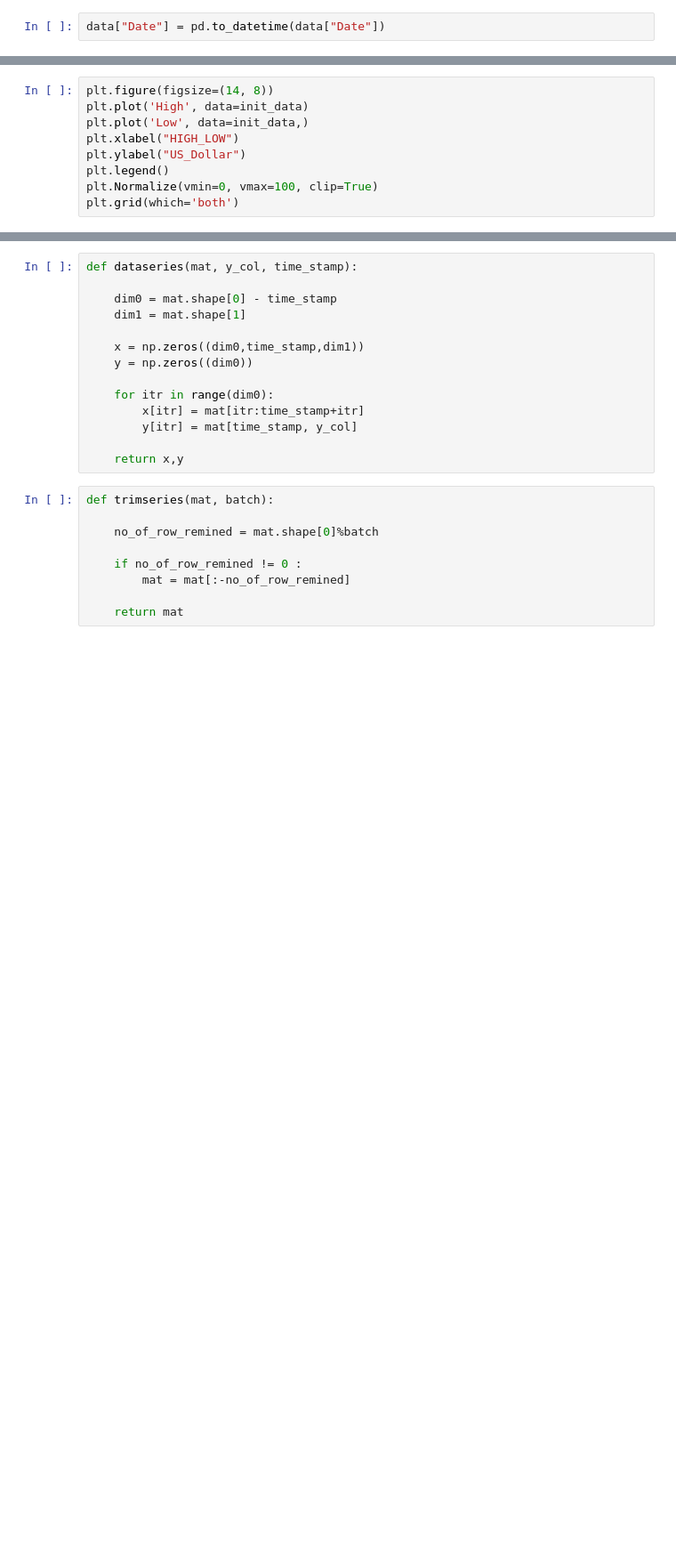
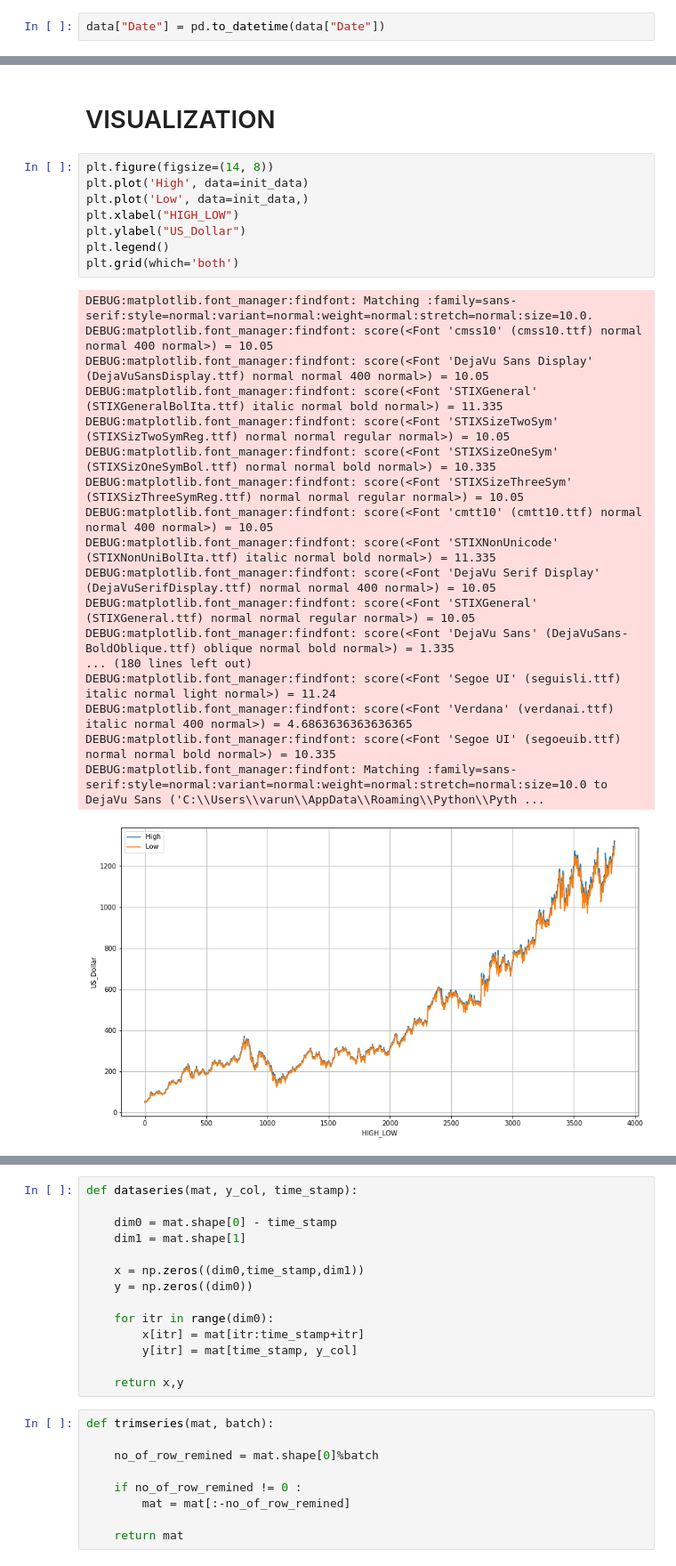
Before and after one commit to git-varun/Stock-Market-Prediction, a Jupyter notebook: Main.ipynb, the cells around one changed output, grey strips where cells are left out. Shown at 89% size. Saved outputs shown, nothing was run; the diff lists cells and outputs as text; blank space fills up the shorter version.

```diff
--- a/Main.ipynb
+++ b/Main.ipynb
@@ -19,12 +66,32 @@ data["Date"] = pd.to_datetime(data["Date"])
+# %% [markdown]
+# VISUALIZATION
 # %%
 plt.figure(figsize=(14, 8))
 plt.plot('High', data=init_data)
 plt.plot('Low', data=init_data,)
 plt.xlabel("HIGH_LOW")
 plt.ylabel("US_Dollar")
 plt.legend()
-plt.Normalize(vmin=0, vmax=100, clip=True)
 plt.grid(which='both')
+# %% [output]
+DEBUG:matplotlib.font_manager:findfont: Matching :family=sans-serif:style=normal:variant=normal:weight=normal:stretch=normal:size=10.0.
+DEBUG:matplotlib.font_manager:findfont: score(<Font 'cmss10' (cmss10.ttf) normal normal 400 normal>) = 10.05
+DEBUG:matplotlib.font_manager:findfont: score(<Font 'DejaVu Sans Display' (DejaVuSansDisplay.ttf) normal normal 400 normal>) = 10.05
+DEBUG:matplotlib.font_manager:findfont: score(<Font 'STIXGeneral' (STIXGeneralBolIta.ttf) italic normal bold normal>) = 11.335
+DEBUG:matplotlib.font_manager:findfont: score(<Font 'STIXSizeTwoSym' (STIXSizTwoSymReg.ttf) normal normal regular normal>) = 10.05
+DEBUG:matplotlib.font_manager:findfont: score(<Font 'STIXSizeOneSym' (STIXSizOneSymBol.ttf) normal normal bold normal>) = 10.335
+DEBUG:matplotlib.font_manager:findfont: score(<Font 'STIXSizeThreeSym' (STIXSizThreeSymReg.ttf) normal normal regular normal>) = 10.05
+DEBUG:matplotlib.font_manager:findfont: score(<Font 'cmtt10' (cmtt10.ttf) normal normal 400 normal>) = 10.05
+DEBUG:matplotlib.font_manager:findfont: score(<Font 'STIXNonUnicode' (STIXNonUniBolIta.ttf) italic normal bold normal>) = 11.335
+DEBUG:matplotlib.font_manager:findfont: score(<Font 'DejaVu Serif Display' (DejaVuSerifDisplay.ttf) normal normal 400 normal>) = 10.05
+DEBUG:matplotlib.font_manager:findfont: score(<Font 'STIXGeneral' (STIXGeneral.ttf) normal normal regular normal>) = 10.05
+DEBUG:matplotlib.font_manager:findfont: score(<Font 'DejaVu Sans' (DejaVuSans-BoldOblique.ttf) oblique normal bold normal>) = 1.335
+... (180 lines left out)
+DEBUG:matplotlib.font_manager:findfont: score(<Font 'Segoe UI' (seguisli.ttf) italic normal light normal>) = 11.24
+DEBUG:matplotlib.font_manager:findfont: score(<Font 'Verdana' (verdanai.ttf) italic normal 400 normal>) = 4.6863636363636365
+DEBUG:matplotlib.font_manager:findfont: score(<Font 'Segoe UI' (segoeuib.ttf) normal normal bold normal>) = 10.335
+DEBUG:matplotlib.font_manager:findfont: Matching :family=sans-serif:style=normal:variant=normal:weight=normal:stretch=normal:size=10.0 to DejaVu Sans ('C:\\Users\\varun\\AppData\\Roaming\\Python\\Pyth ...
+[figure, added]
 # %%
 plt.figure(figsize=(14,8))
 plt.plot(data["Volume"])
```
Also changed, not shown: parts of 40 cells of this notebook, 1 other file.
